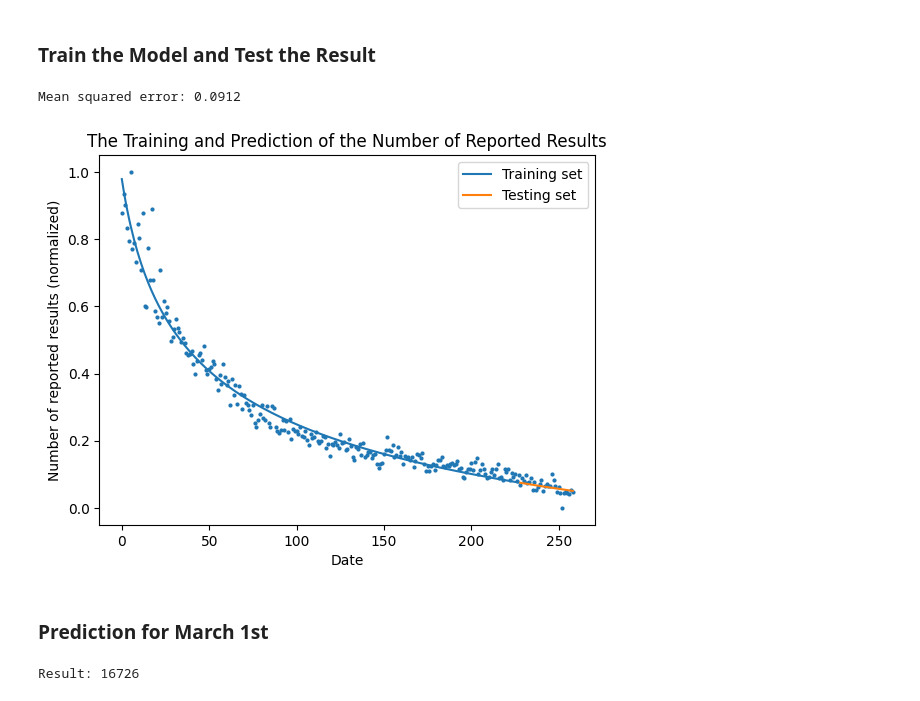
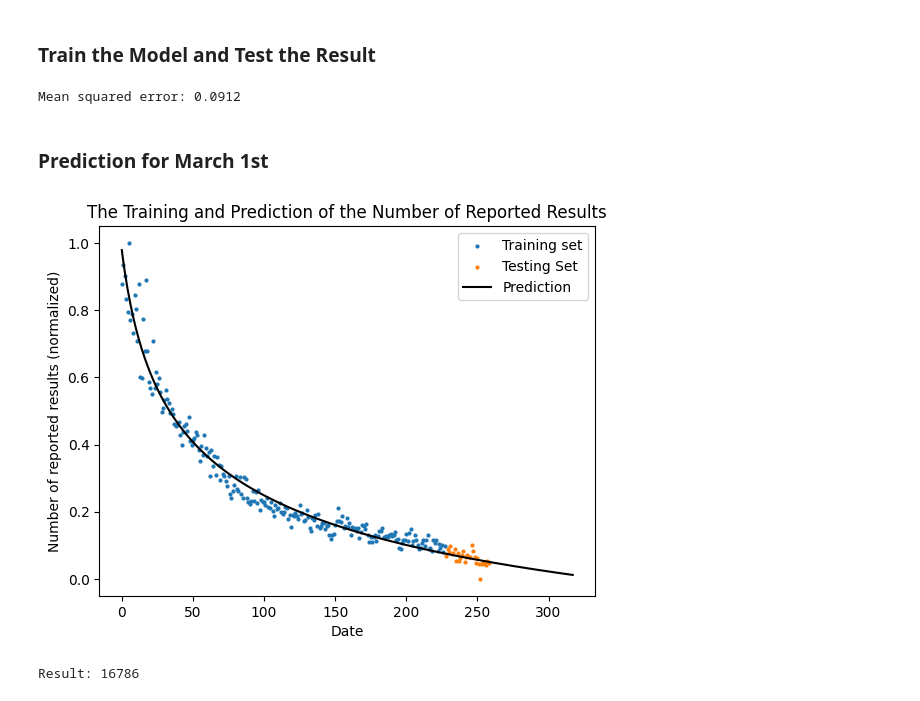
Before and after one commit to Charlie-XIAO/MCM23-Wordle-ML, a Jupyter notebook: src/report_num.ipynb, the cells around one changed output. Cells and saved outputs as stored; diff of their text form; code cells hidden in the pictures.

Commit message:
updated curve fitting for question 1, please ignore report_num.ipynb for now

```diff
--- a/src/report_num.ipynb
+++ b/src/report_num.ipynb
@@ -91,22 +91,23 @@ exp_fit_train = exp_func(date_indices[:-31], *params)
 exp_fit_test = exp_func(date_indices[-31:], *params)
 err = np.linalg.norm(report_nums[-31:] - exp_fit_test)
 print("Mean squared error: {:.4f}".format(err))
-plt.scatter(date_indices, report_nums, s=4)
-plt.plot(date_indices[:-31], exp_fit_train, label="Training set")
-plt.plot(date_indices[-31:], exp_fit_test, label="Testing set")
-plt.xlabel("Date")
-plt.ylabel("Number of reported results (normalized)")
-plt.title("The Training and Prediction of the Number of Reported Results")
-plt.legend()
-plt.show()
 # %% [output]
 Mean squared error: 0.0912
-[figure, removed]
 # %% [markdown]
 ### Prediction for March 1st
-# %%
-target = 318
-prediction = exp_func(318, *params)
-print("Result:", int(prediction * (orimax - orimin) + orimin))
-# %% [output]
-Result: 16726
+# %%
+target = 318
+pred_indices = np.array(range(target))
+prediction = exp_func(pred_indices, *params)
+plt.scatter(date_indices[:-31], report_nums[:-31], s=4, label="Training set")
+plt.scatter(date_indices[-31:], report_nums[-31:], s=4, label="Testing Set")
+plt.plot(pred_indices, prediction, label="Prediction", color="black")
+plt.xlabel("Date")
+plt.ylabel("Number of reported results (normalized)")
+plt.title("The Training and Prediction of the Number of Reported Results")
+plt.legend()
+plt.show()
+print("Result:", int(prediction[-1] * (orimax - orimin) + orimin))
+# %% [output]
+[figure, added]
+Result: 16786
```
Also changed, not shown: 2 other files.
